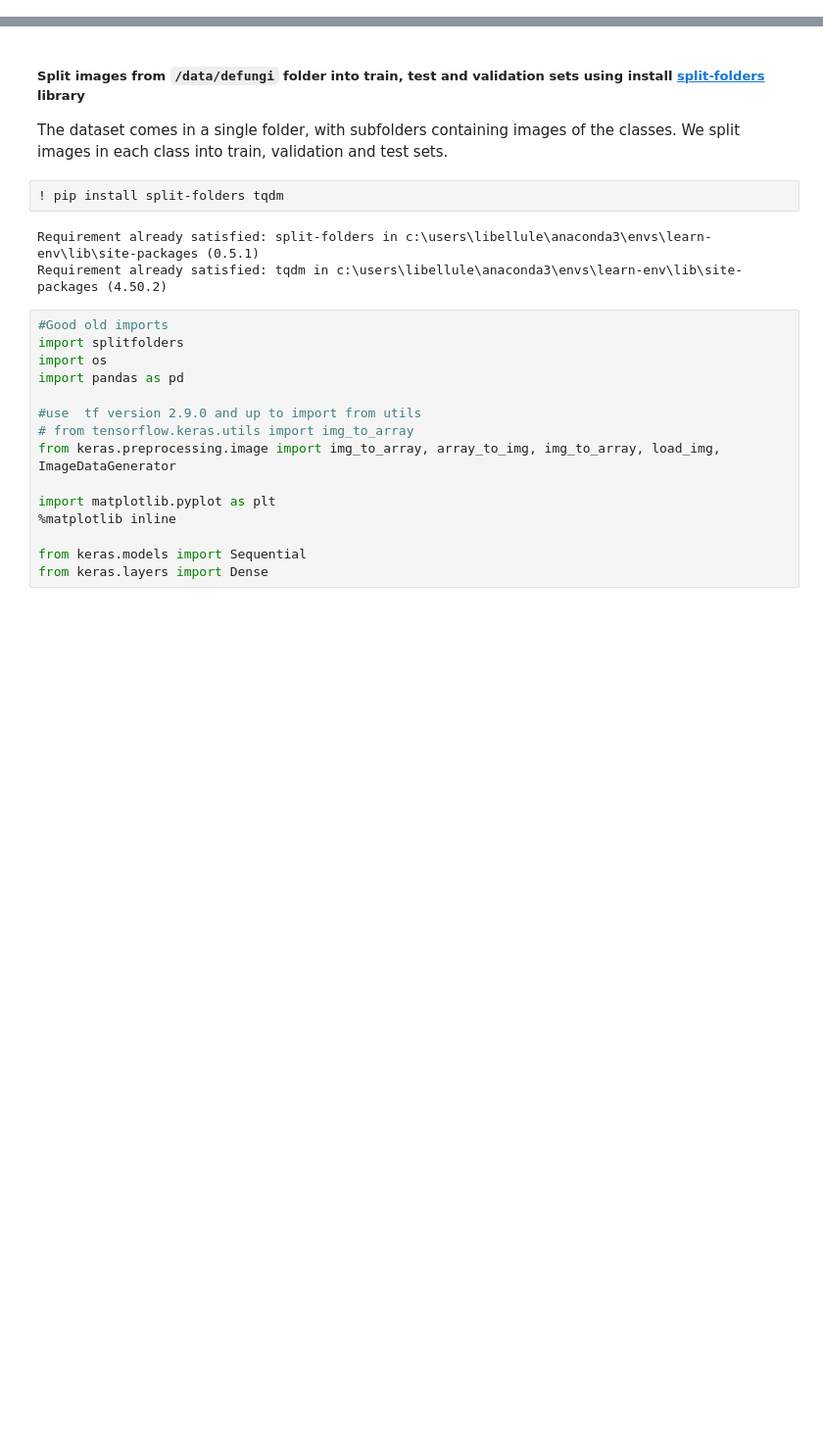
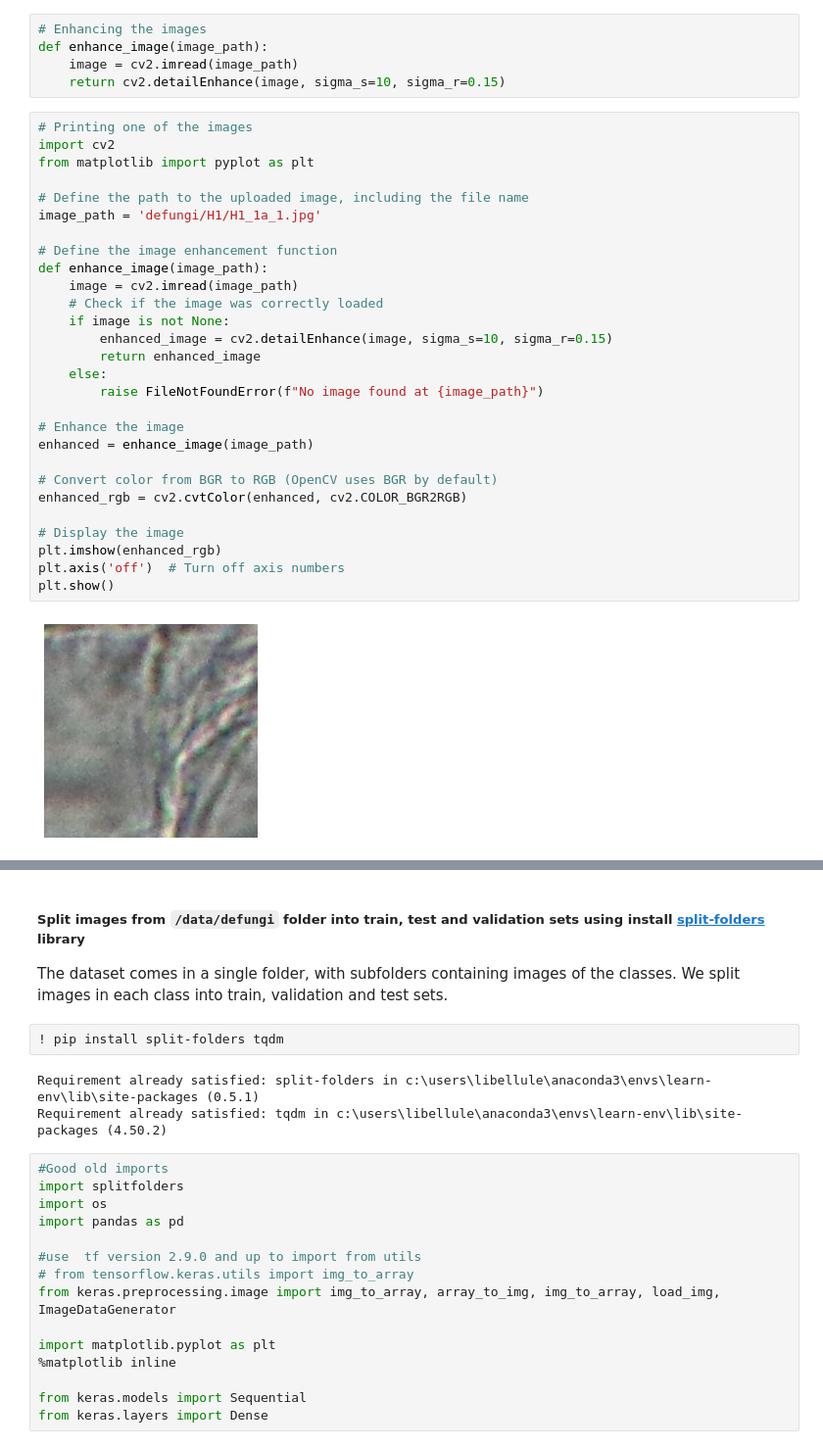
Before and after one commit to alexmuturi/DeFungi-Image-Classification-using-Deep-Learning, a Jupyter notebook: index.ipynb, the cells around one changed output, grey strips where cells are left out. Shown at 98% size. Cells and saved outputs as stored; diff of their text form; blank space fills up the shorter version.

```diff
--- a/index.ipynb
+++ b/index.ipynb
@@ -0,0 +142,35 @@
+# %%
+# Enhancing the images
+def enhance_image(image_path):
+    image = cv2.imread(image_path)
+    return cv2.detailEnhance(image, sigma_s=10, sigma_r=0.15)
+# %%
+# Printing one of the images
+import cv2
+from matplotlib import pyplot as plt
+
+# Define the path to the uploaded image, including the file name
+image_path = 'defungi/H1/H1_1a_1.jpg'
+
+# Define the image enhancement function
+def enhance_image(image_path):
+    image = cv2.imread(image_path)
+    # Check if the image was correctly loaded
+    if image is not None:
+        enhanced_image = cv2.detailEnhance(image, sigma_s=10, sigma_r=0.15)
+        return enhanced_image
+    else:
+        raise FileNotFoundError(f"No image found at {image_path}")
+
+# Enhance the image
+enhanced = enhance_image(image_path)
+
+# Convert color from BGR to RGB (OpenCV uses BGR by default)
+enhanced_rgb = cv2.cvtColor(enhanced, cv2.COLOR_BGR2RGB)
+
+# Display the image
+plt.imshow(enhanced_rgb)
+plt.axis('off')  # Turn off axis numbers
+plt.show()
+# %% [output]
+[figure, added]
```
Also changed, not shown: parts of 33 cells of this notebook.
